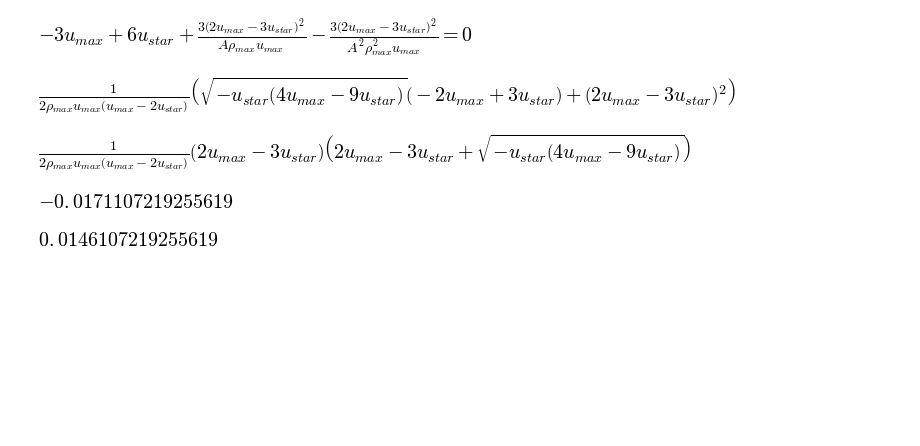
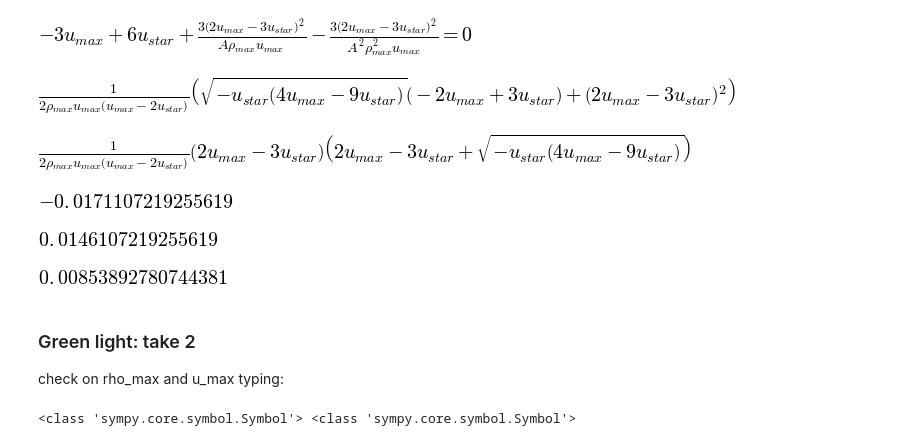
Before and after one commit to morrill/-mae6286, a Jupyter notebook: module_3/lesson_3.ipynb, the cells around one changed output. Drawn from its saved outputs; the diff is of its cells as text; code cells hidden in the pictures; blank space fills up the shorter version.

```diff
--- a/module_3/lesson_3.ipynb
+++ b/module_3/lesson_3.ipynb
@@ -79,5 +79,7 @@ aval
 # %% [output]
 [figure]
 # %%
-bval = b_sol.evalf(subs={rho_max:10.0, A:aval})
+bval = B_sol.evalf(subs={rho_max:10.0, A:aval})
 bval
+# %% [output]
+[figure, added]
@@ -83,0 +89,7 @@ bval
+# %% [markdown]
+### Green light: take 2
+check on rho_max and u_max typing:
+# %%
+print(type(rho_max), type(u_max))
+# %% [output]
+<class 'sympy.core.symbol.Symbol'> <class 'sympy.core.symbol.Symbol'>
```
Also changed, not shown: parts of 22 cells of this notebook.
